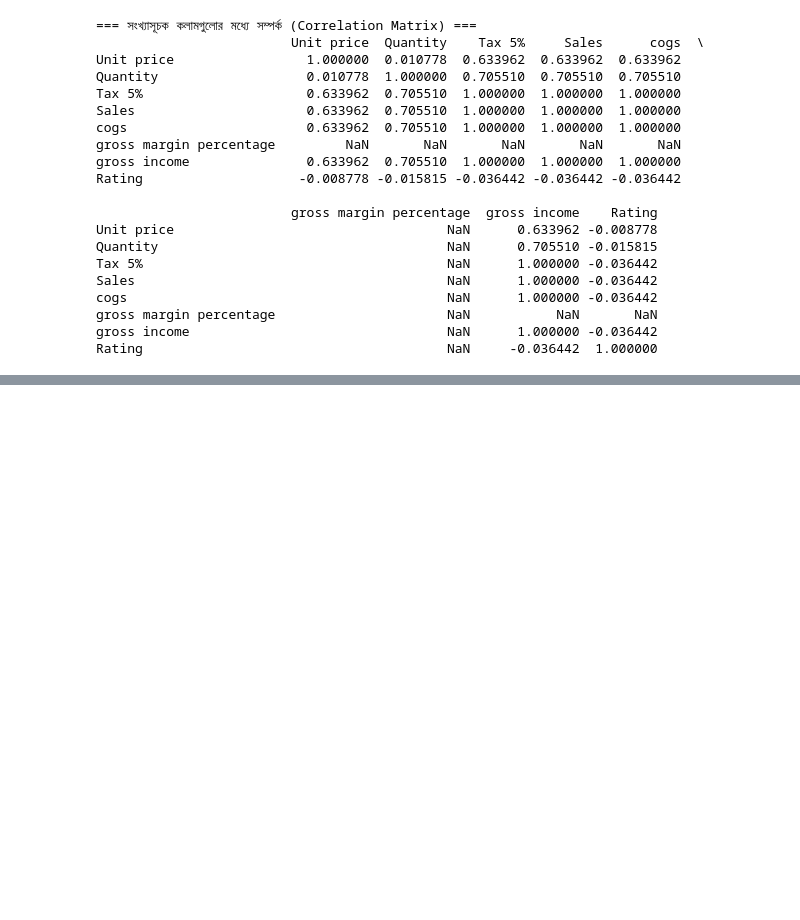
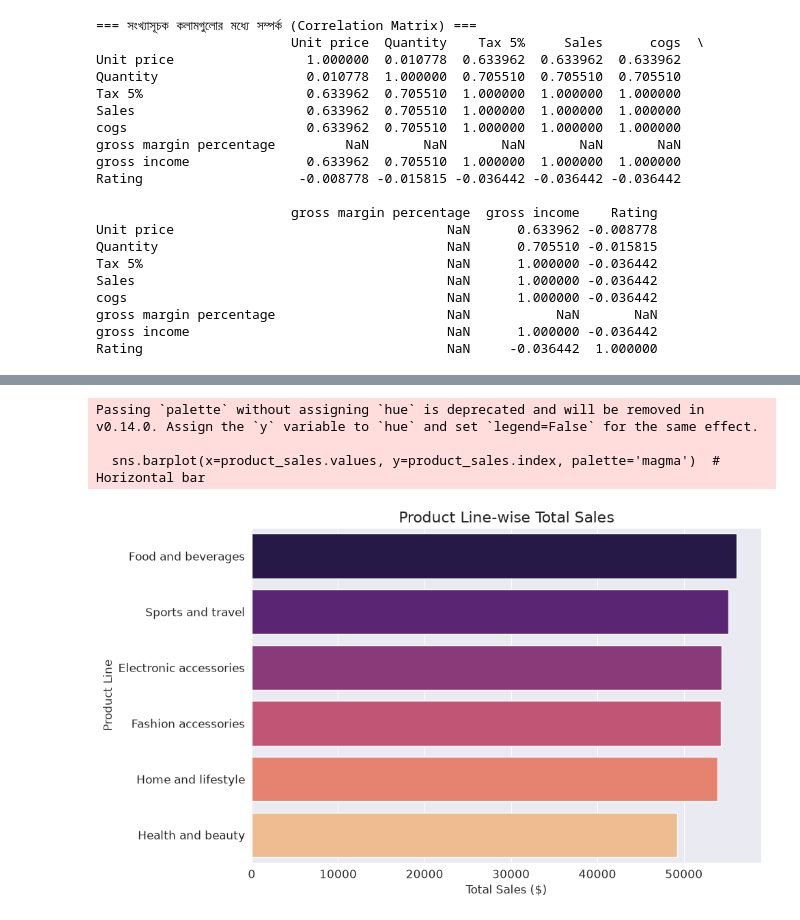
Before and after one commit to Jobayer08/Supermarket-Sales, a Jupyter notebook: notebooks/01_data_exploration.ipynb, the cells around one changed output, grey strips where cells are left out. Cells and saved outputs as stored; diff of their text form; code cells hidden in the pictures; blank space fills up the shorter version.

```diff
--- a/notebooks/01_data_exploration.ipynb
+++ b/notebooks/01_data_exploration.ipynb
@@ -462,0 +485,15 @@ Rating                                       NaN     -0.036442  1.000000
+# %%
+plt.figure()
+product_sales = df.groupby('Product line')['Sales'].sum().sort_values(ascending=False)
+sns.barplot(x=product_sales.values, y=product_sales.index, palette='magma')  # Horizontal bar
+plt.title('Product Line-wise Total Sales', fontsize=16)
+plt.xlabel('Total Sales ($)')
+plt.ylabel('Product Line')
+plt.tight_layout()
+plt.savefig('../visualizations/02_product_sales.png', dpi=300)
+plt.show()
+# %% [output]
+Passing `palette` without assigning `hue` is deprecated and will be removed in v0.14.0. Assign the `y` variable to `hue` and set `legend=False` for the same effect.
+
+  sns.barplot(x=product_sales.values, y=product_sales.index, palette='magma')  # Horizontal bar
+[figure, added]
```
Also changed, not shown: parts of 7 cells of this notebook, 6 other files.
